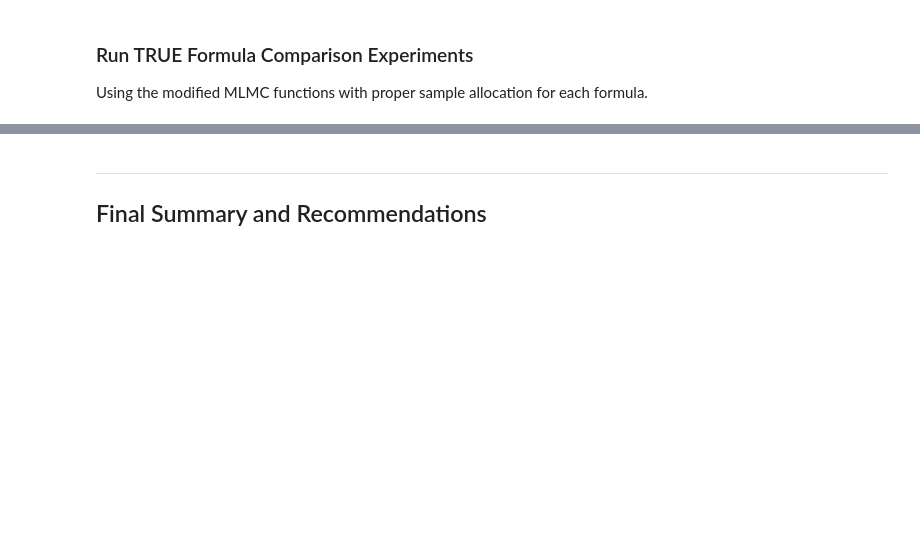
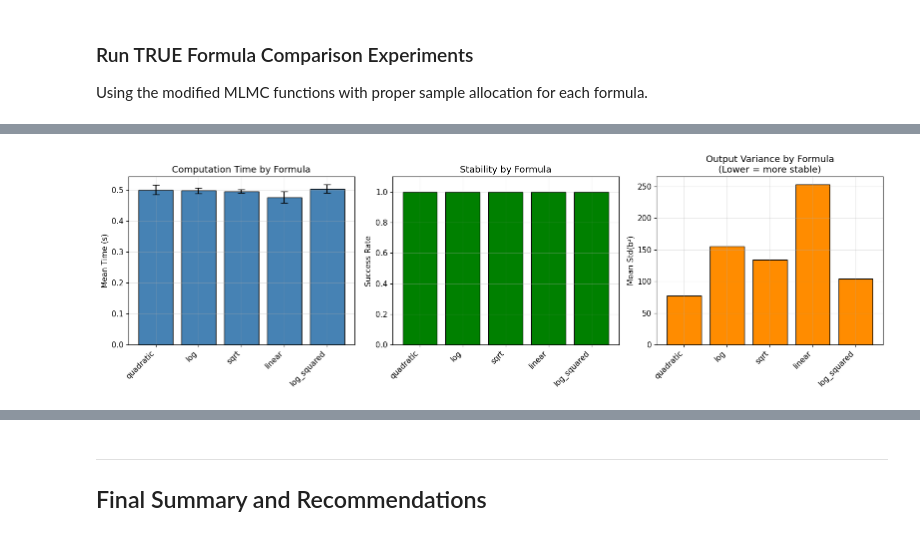
Before and after one commit to leolalvay/KAUST_OPTION_PRICING, a Jupyter notebook: Sample_Allocation_MLMC_Investigation/MLMC_Sample_Allocation_Comparison.ipynb, the cells around one changed output, grey strips where cells are left out. Cells and saved outputs as stored; diff of their text form; code cells hidden in the pictures; blank space fills up the shorter version.

```diff
--- a/Sample_Allocation_MLMC_Investigation/MLMC_Sample_Allocation_Comparison.ipynb
+++ b/Sample_Allocation_MLMC_Investigation/MLMC_Sample_Allocation_Comparison.ipynb
@@ -1007,0 +1104,41 @@ else:
+# %%
+# Visualise: Time and stability by formula
+fig, axes = plt.subplots(1, 3, figsize=(16, 5))
+
+valid_formulas = df_summary_formula[df_summary_formula['Success Rate'] > 0]['Formula'].values
+x = np.arange(len(valid_formulas))
+
+# Wall time
+ax1 = axes[0]
+times = df_summary_formula[df_summary_formula['Success Rate'] > 0]['Mean Time (s)'].values
+time_std = df_summary_formula[df_summary_formula['Success Rate'] > 0]['Std Time (s)'].values
+bars = ax1.bar(x, times, yerr=time_std, capsize=5, color='steelblue', edgecolor='black')
+ax1.set_xticks(x)
+ax1.set_xticklabels(valid_formulas, rotation=45, ha='right')
+ax1.set_ylabel('Mean Time (s)')
+ax1.set_title('Computation Time by Formula')
+
+# Success rate
+ax2 = axes[1]
+success_rates = df_summary_formula[df_summary_formula['Success Rate'] > 0]['Success Rate'].values
+colors = ['green' if sr == 1.0 else 'orange' if sr > 0.5 else 'red' for sr in success_rates]
+ax2.bar(x, success_rates, color=colors, edgecolor='black')
+ax2.set_xticks(x)
+ax2.set_xticklabels(valid_formulas, rotation=45, ha='right')
+ax2.set_ylabel('Success Rate')
+ax2.set_title('Stability by Formula')
+ax2.set_ylim([0, 1.1])
+
+# Variance (stability)
+ax3 = axes[2]
+mean_std = df_summary_formula[df_summary_formula['Success Rate'] > 0]['Mean Std(b²)'].values
+ax3.bar(x, mean_std, color='darkorange', edgecolor='black')
+ax3.set_xticks(x)
+ax3.set_xticklabels(valid_formulas, rotation=45, ha='right')
+ax3.set_ylabel('Mean Std(b²)')
+ax3.set_title('Output Variance by Formula\n(Lower = more stable)')
+
+plt.tight_layout()
+plt.show()
+# %% [output]
+[figure, added]
```
Also changed, not shown: parts of 24 cells of this notebook.
